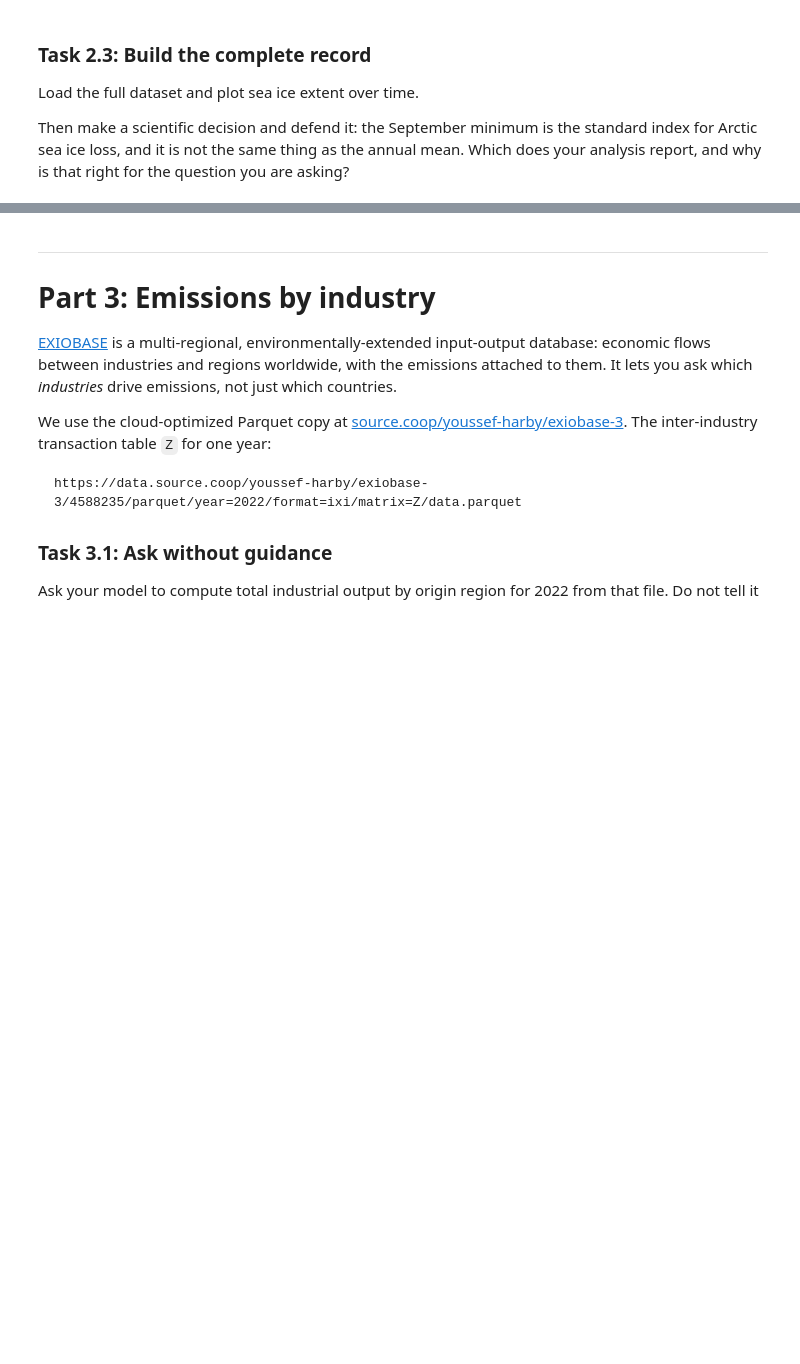
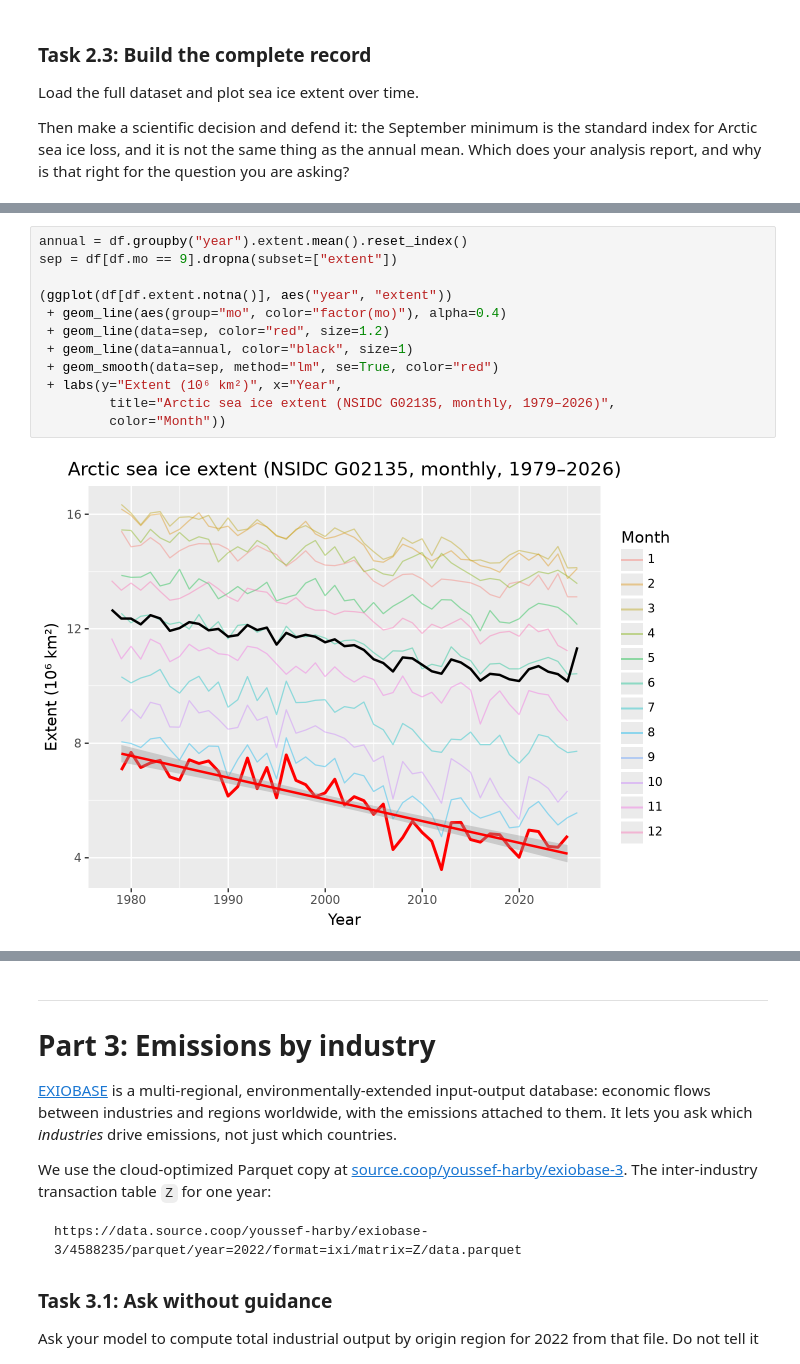
Before and after one commit to espm-157/climate-module-jacobxbackus, a Jupyter notebook: climate.ipynb, the cells around one changed output, grey strips where cells are left out. Drawn from its saved outputs; the diff is of its cells as text; blank space fills up the shorter version.

```diff
--- a/climate.ipynb
+++ b/climate.ipynb
@@ -202,0 +240,14 @@ report, and why is that right for the question you are asking?
+# %%
+annual = df.groupby("year").extent.mean().reset_index()
+sep = df[df.mo == 9].dropna(subset=["extent"])
+
+(ggplot(df[df.extent.notna()], aes("year", "extent"))
+ + geom_line(aes(group="mo", color="factor(mo)"), alpha=0.4)
+ + geom_line(data=sep, color="red", size=1.2)
+ + geom_line(data=annual, color="black", size=1)
+ + geom_smooth(data=sep, method="lm", se=True, color="red")
+ + labs(y="Extent (10⁶ km²)", x="Year",
+         title="Arctic sea ice extent (NSIDC G02135, monthly, 1979–2026)",
+         color="Month"))
+# %% [output]
+[figure, added]
```
Also changed, not shown: parts of 15 cells of this notebook.
